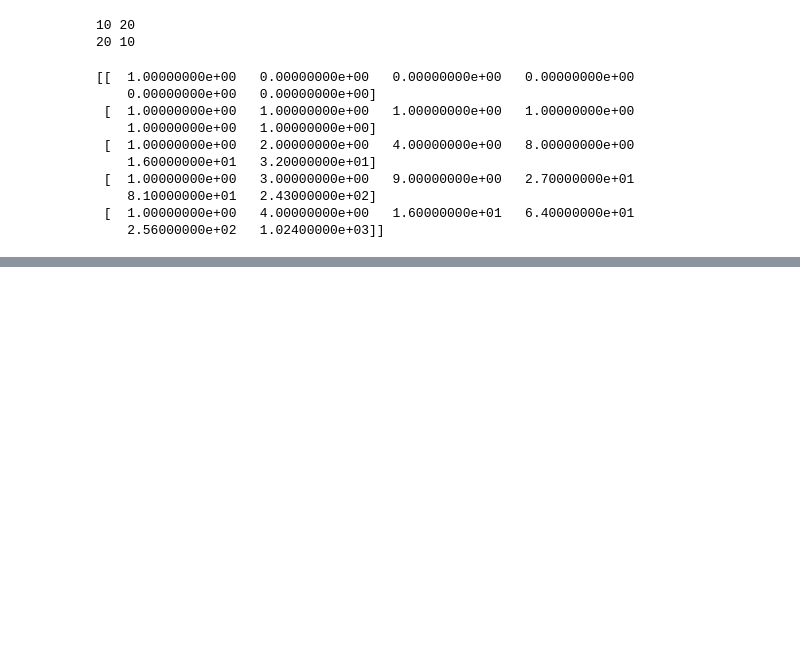
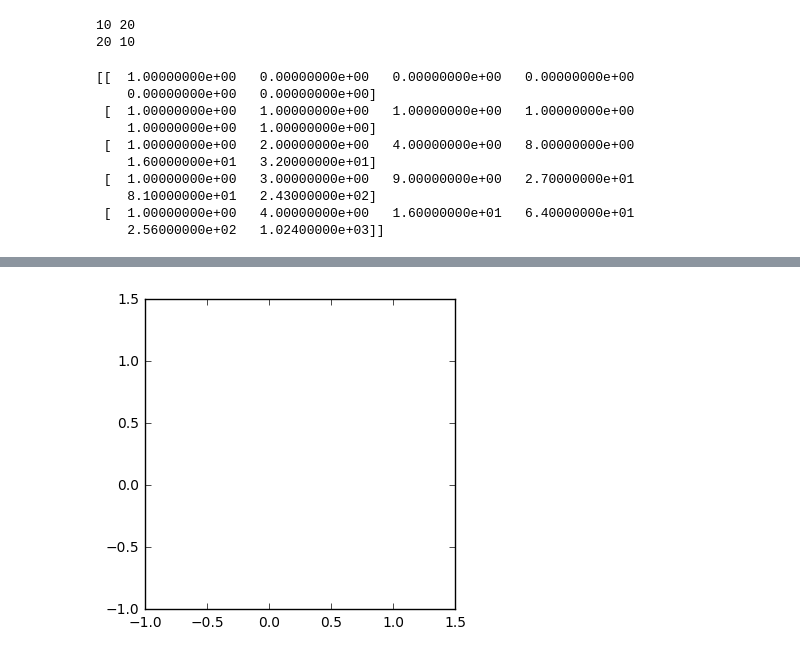
Before and after one commit to oqrusk/coursera_machine_learning, a Jupyter notebook: sandbox.ipynb, the cells around one changed output, grey strips where cells are left out. Drawn from its saved outputs; the diff is of its cells as text; code cells hidden in the pictures; blank space fills up the shorter version.

Commit message:
contour

```diff
--- a/sandbox.ipynb
+++ b/sandbox.ipynb
@@ -39,0 +88,10 @@ print(out)
+# %%
+u = np.linspace(-1, 1.5, num=50).reshape(50, 1)
+v = np.linspace(-1, 1.5, num=50).reshape(50, 1)
+z=np.arange(50).reshape(50, 1)
+
+plt.contour(u, v, z)
+plt.gca().set_aspect('equal')
+plt.show()
+# %% [output]
+[figure, added]
```
Also changed, not shown: parts of 4 cells of this notebook, 2 other files.
